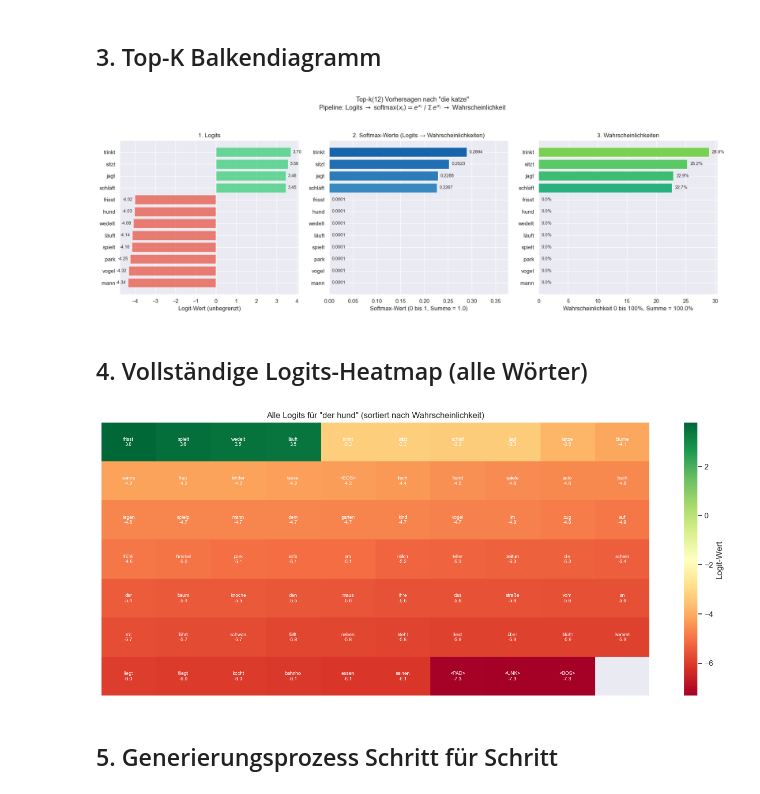
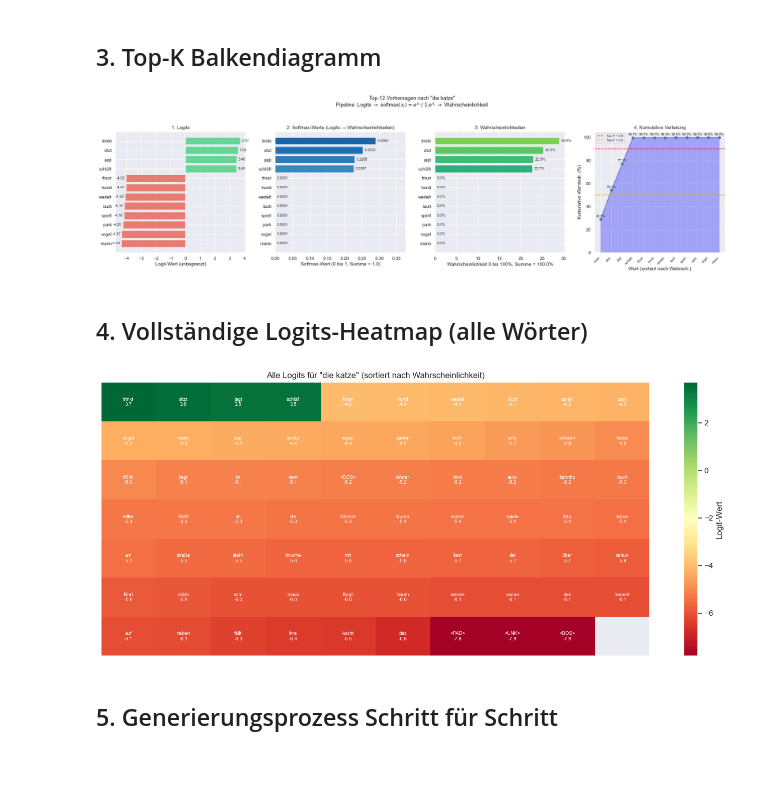
Before and after one commit to framem/lm-stack, a Jupyter notebook: languageModel/notebooks/logits_visualization.ipynb, the cells around one changed output. Cells and saved outputs as stored; diff of their text form; code cells hidden in the pictures; blank space fills up the shorter version.

```diff
--- a/languageModel/notebooks/logits_visualization.ipynb
+++ b/languageModel/notebooks/logits_visualization.ipynb
@@ -145,7 +145,7 @@ def plot_top_k_bar(model, tokenizer, text, top_k=15):
     """Zeigt die Top-K wahrscheinlichsten Wörter als Balkendiagramm.
 
     Visualisiert die komplette Pipeline:
-    Logits (roh) → Softmax → Wahrscheinlichkeiten (%)
+    Logits (roh) → Softmax → Wahrscheinlichkeiten (%) → Kumulative Verteilung
     """
     logits, probs, _ = get_logits_and_probs(model, tokenizer, text)
 
@@ -155,8 +155,8 @@ def plot_top_k_bar(model, tokenizer, text, top_k=15):
     top_logits = logits[top_indices]
     top_words = [tokenizer.idx_to_word.get(i, "<UNK>") for i in top_indices]
 
-    # 3 Subplots: Logits → Softmax → Wahrscheinlichkeiten
-    fig, (ax1, ax2, ax3) = plt.subplots(1, 3, figsize=(18, 6))
+    # 4 Subplots: Logits → Softmax → Wahrscheinlichkeiten → Kumulativ
+    fig, (ax1, ax2, ax3, ax4) = plt.subplots(1, 4, figsize=(22, 6))
 
     # --- 1. Logits (vor Softmax) ---
     colors_logits = ['#2ecc71' if l > 0 else '#e74c3c' for l in top_logits]
@@ -184,35 +184,53 @@ def plot_top_k_bar(model, tokenizer, text, top_k=15):
     ax2.set_xlim(0, min(1.0, top_probs[0] * 1.3))
     ax2.invert_yaxis()
 
     for bar, val in zip(bars2, top_probs):
         ax2.text(bar.get_width() + 0.005, bar.get_y() + bar.get_height()/2,
                 f'{val:.4f}', va='center', fontsize=9)
 
     # --- 3. Wahrscheinlichkeiten (%) ---
     colors_prob = plt.cm.viridis(np.linspace(0.8, 0.2, top_k))
     bars3 = ax3.barh(range(top_k), top_probs * 100, color=colors_prob)
     ax3.set_yticks(range(top_k))
     ax3.set_yticklabels(top_words)
     ax3.set_xlabel('Wahrscheinlichkeit 0 bis 100%, Summe = 100.0%')
     ax3.set_title('3. Wahrscheinlichkeiten')
     ax3.invert_yaxis()
 
     for bar, prob in zip(bars3, top_probs):
         ax3.text(bar.get_width() + 0.5, bar.get_y() + bar.get_height()/2,
                 f'{prob*100:.1f}%', va='center', fontsize=9)
 
-    fig.suptitle(f'Top-k({top_k}) Vorhersagen nach "{text}"\n'
+    # --- 4. Kumulative Verteilung ---
+    cumsum = np.cumsum(top_probs)
+    ax4.fill_between(range(top_k), cumsum * 100, alpha=0.3, color='blue')
+    ax4.plot(range(top_k), cumsum * 100, 'bo-', markersize=6)
+    ax4.set_xticks(range(top_k))
+    ax4.set_xticklabels(top_words, rotation=45, ha='right', fontsize=8)
+    ax4.set_ylabel('Kumulative Wahrsch. (%)')
+    ax4.set_xlabel('Wort (sortiert nach Wahrsch.)')
+    ax4.set_title('4. Kumulative Verteilung')
+    ax4.axhline(y=90, color='red', linestyle='--', linewidth=1.5, label='Top-P = 0.9')
+    ax4.axhline(y=50, color='orange', linestyle='--', linewidth=1.5, label='Top-P = 0.5')
+    ax4.legend(fontsize=8)
+    ax4.set_ylim(0, 105)
+
+    # %-Werte an den Punkten
+    for i, (c, w) in enumerate(zip(cumsum, top_words)):
+        ax4.text(i, c * 100 + 2, f'{c*100:.1f}%', ha='center', fontsize=8)
+
+    fig.suptitle(f'Top-{top_k} Vorhersagen nach "{text}"\n'
                  r'Pipeline: Logits $\rightarrow$ softmax$(x_i) = e^{x_i} \;/\; \Sigma \, e^{x_j}$ $\rightarrow$ Wahrscheinlichkeit',
                  fontsize=13, y=1.04)
     plt.tight_layout()
     plt.show()
 
     return top_words, top_probs, top_logits
 
 # Visualisieren
 plot_top_k_bar(model, tokenizer, "die katze", top_k=12);
 # %% [output]
-[figure, old version]
+[figure, new version]
 # %% [markdown]
 ## 4. Vollständige Logits-Heatmap (alle Wörter)
 # %%
@@ -257,9 +275,9 @@ def plot_full_logits_heatmap(model, tokenizer, text):
     plt.tight_layout()
     plt.show()
 
-plot_full_logits_heatmap(model, tokenizer, "der hund")
+plot_full_logits_heatmap(model, tokenizer, "die katze")
 # %% [output]
-[figure, old version]
+[figure, new version]
 # %% [markdown]
 ## 5. Generierungsprozess Schritt für Schritt
 # %%
```
Also changed, not shown: parts of 4 cells of this notebook.
